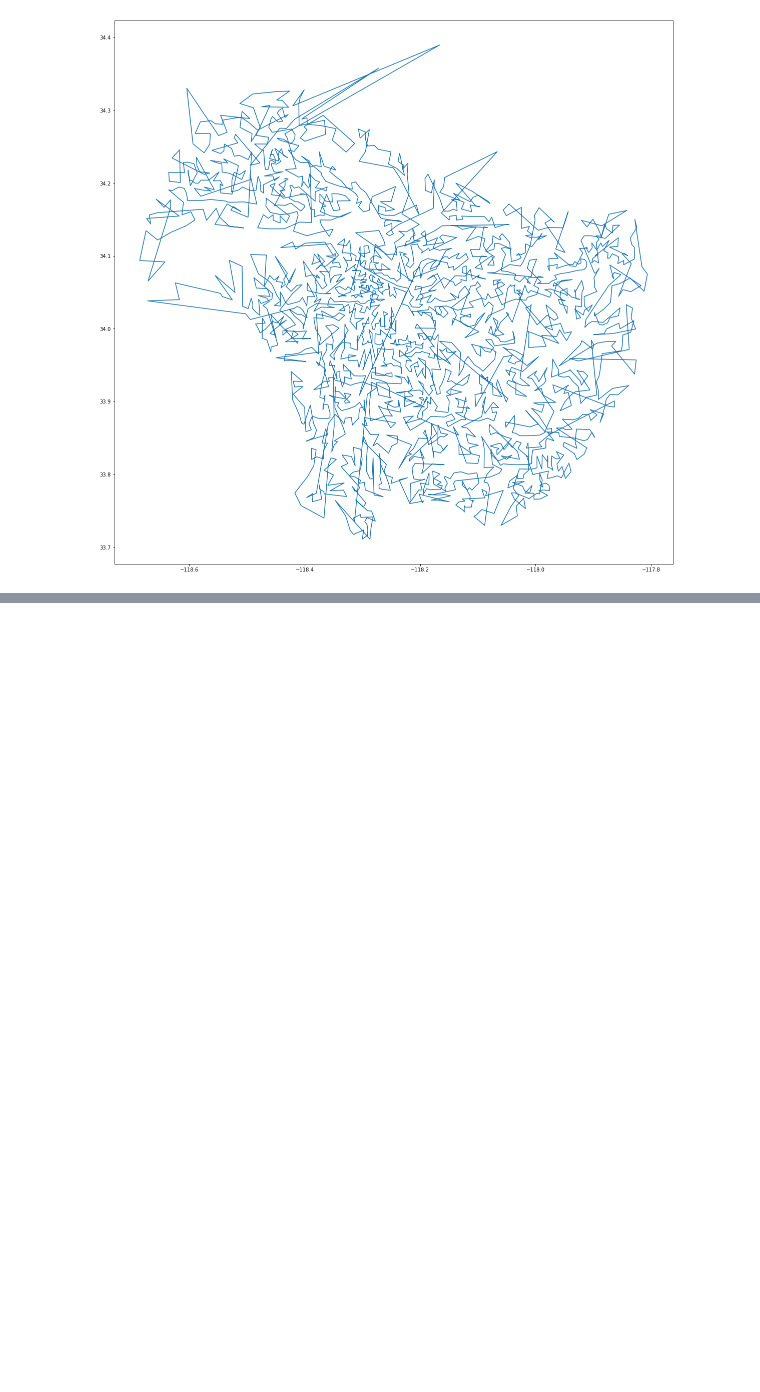
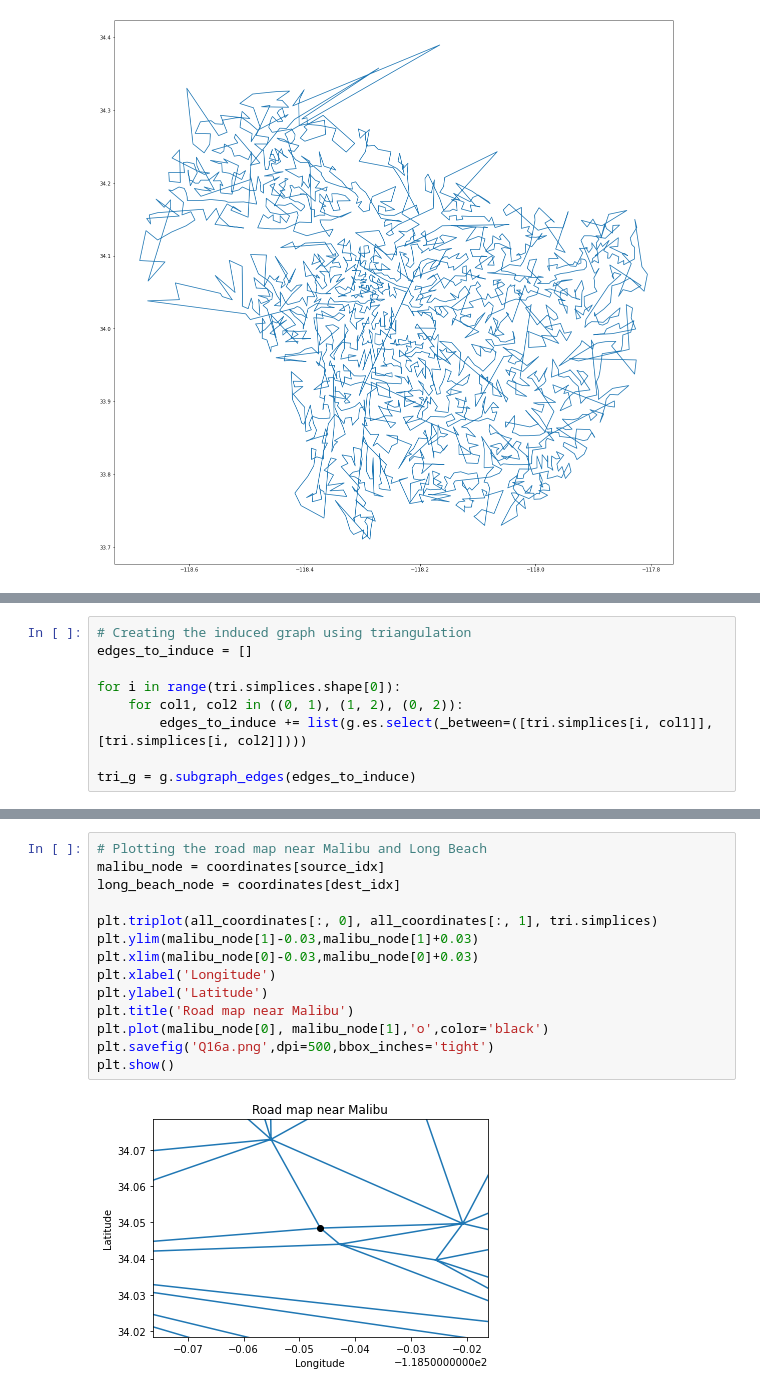
Before and after one commit to morgworth/ece232_team, a Jupyter notebook: Project 4/Morgan Project 4 Part 2.ipynb, the cells around one changed output, grey strips where cells are left out. Saved outputs shown, nothing was run; the diff lists cells and outputs as text; blank space fills up the shorter version.

```diff
--- a/Project 4/Morgan Project 4 Part 2.ipynb
+++ b/Project 4/Morgan Project 4 Part 2.ipynb
@@ -290,0 +319,9 @@ plt.show()
+# %%
+# Creating the induced graph using triangulation
+edges_to_induce = []
+
+for i in range(tri.simplices.shape[0]):
+    for col1, col2 in ((0, 1), (1, 2), (0, 2)):
+        edges_to_induce += list(g.es.select(_between=([tri.simplices[i, col1]], [tri.simplices[i, col2]])))
+
+tri_g = g.subgraph_edges(edges_to_induce)
@@ -290,0 +375,16 @@ plt.show()
+# %%
+# Plotting the road map near Malibu and Long Beach
+malibu_node = coordinates[source_idx]
+long_beach_node = coordinates[dest_idx]
+
+plt.triplot(all_coordinates[:, 0], all_coordinates[:, 1], tri.simplices)
+plt.ylim(malibu_node[1]-0.03,malibu_node[1]+0.03)
+plt.xlim(malibu_node[0]-0.03,malibu_node[0]+0.03)
+plt.xlabel('Longitude')
+plt.ylabel('Latitude')
+plt.title('Road map near Malibu')
+plt.plot(malibu_node[0], malibu_node[1],'o',color='black')
+plt.savefig('Q16a.png',dpi=500,bbox_inches='tight')
+plt.show()
+# %% [output]
+[figure, added]
```
Also changed, not shown: parts of 9 cells of this notebook.
